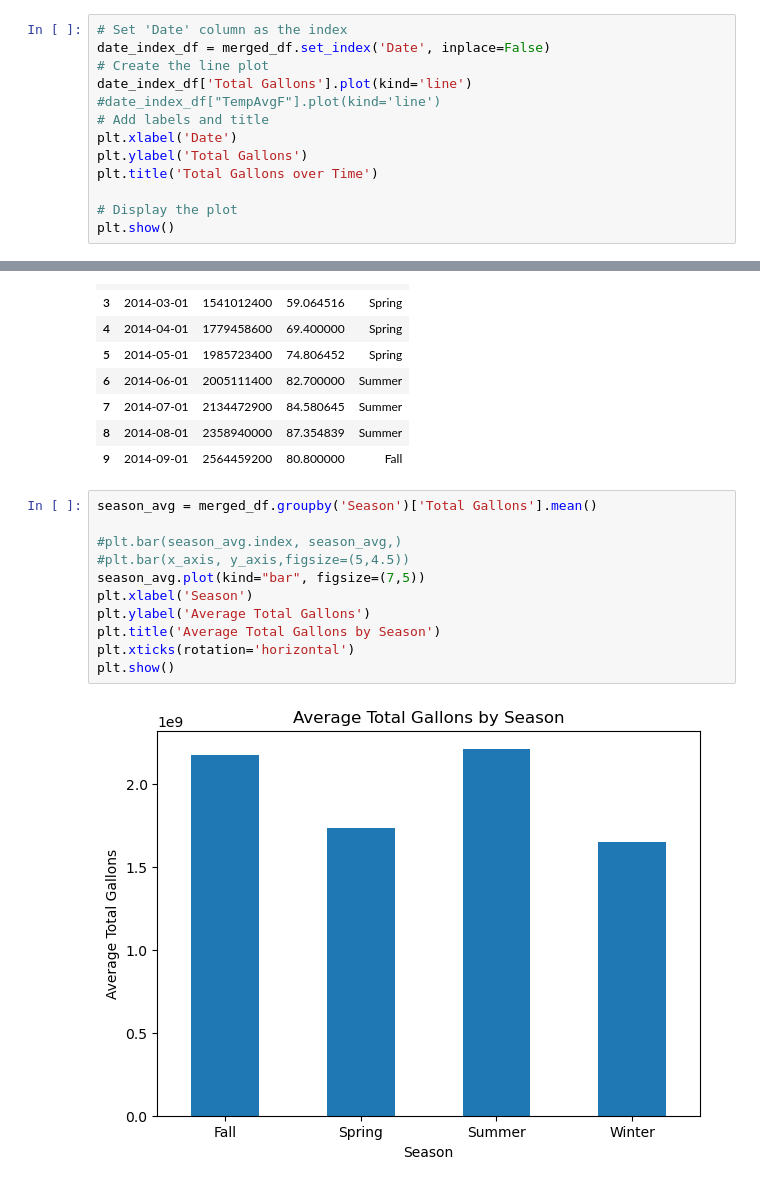
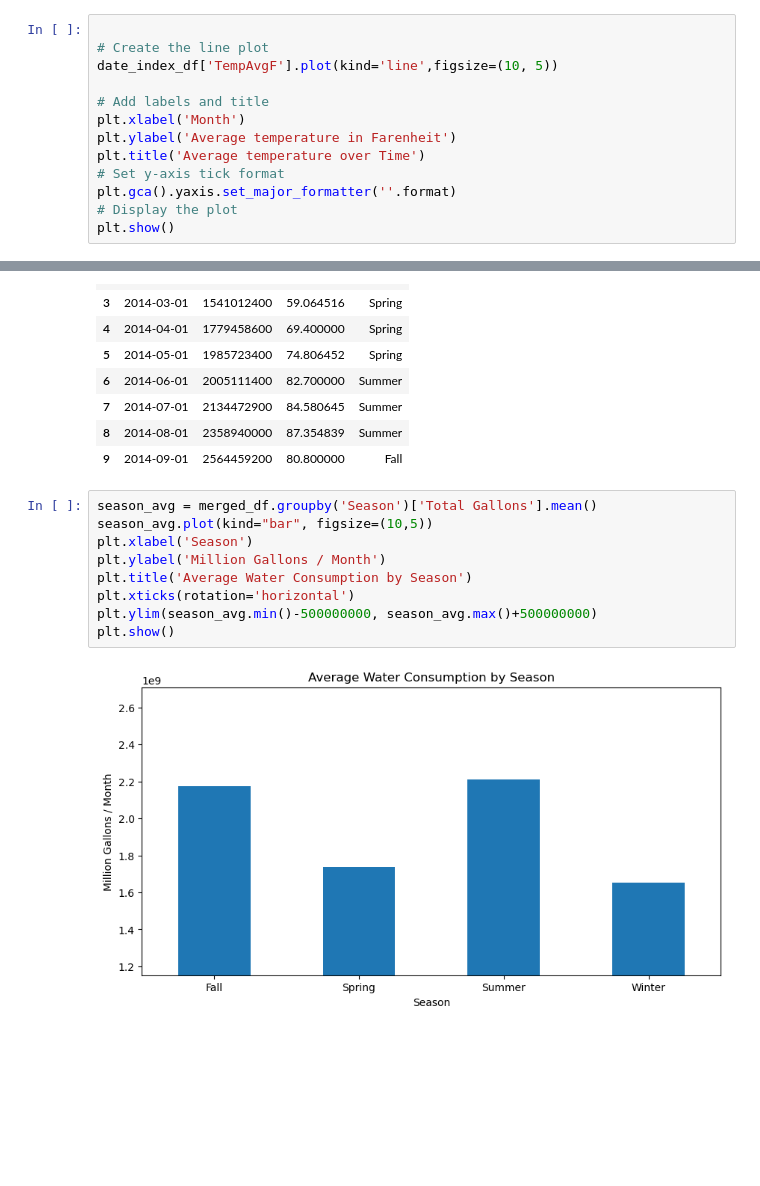
Before and after one commit to kadyepley/project-one, a Jupyter notebook: Austin_Weather_Water/austin_weather_water.ipynb, the cells around one changed output, grey strips where cells are left out. Saved outputs shown, nothing was run; the diff lists cells and outputs as text; blank space fills up the shorter version.

```diff
--- a/Austin_Weather_Water/austin_weather_water.ipynb
+++ b/Austin_Weather_Water/austin_weather_water.ipynb
@@ -167,13 +163,13 @@ plt.show()
 # %%
-# Set 'Date' column as the index
-date_index_df = merged_df.set_index('Date', inplace=False)
+
 # Create the line plot
-date_index_df['Total Gallons'].plot(kind='line')
-#date_index_df["TempAvgF"].plot(kind='line')
+date_index_df['TempAvgF'].plot(kind='line',figsize=(10, 5))
+
 # Add labels and title
-plt.xlabel('Date')
-plt.ylabel('Total Gallons')
-plt.title('Total Gallons over Time')
-
+plt.xlabel('Month')
+plt.ylabel('Average temperature in Farenheit')
+plt.title('Average temperature over Time')
+# Set y-axis tick format
+plt.gca().yaxis.set_major_formatter(''.format)
 # Display the plot
 plt.show()
@@ -239,14 +199,12 @@ merged_df.head(10)
 | 9 | 2014-09-01 | 2564459200 | 80.800000 | Fall |
 # %%
 season_avg = merged_df.groupby('Season')['Total Gallons'].mean()
-
-#plt.bar(season_avg.index, season_avg,)
-#plt.bar(x_axis, y_axis,figsize=(5,4.5))
-season_avg.plot(kind="bar", figsize=(7,5))
+season_avg.plot(kind="bar", figsize=(10,5))
 plt.xlabel('Season')
-plt.ylabel('Average Total Gallons')
-plt.title('Average Total Gallons by Season')
+plt.ylabel('Million Gallons / Month')
+plt.title('Average Water Consumption by Season')
 plt.xticks(rotation='horizontal')
+plt.ylim(season_avg.min()-500000000, season_avg.max()+500000000)
 plt.show()
 # %% [output]
-[figure, old version]
+[figure, new version]
```
Also changed, not shown: parts of 9 cells of this notebook.
